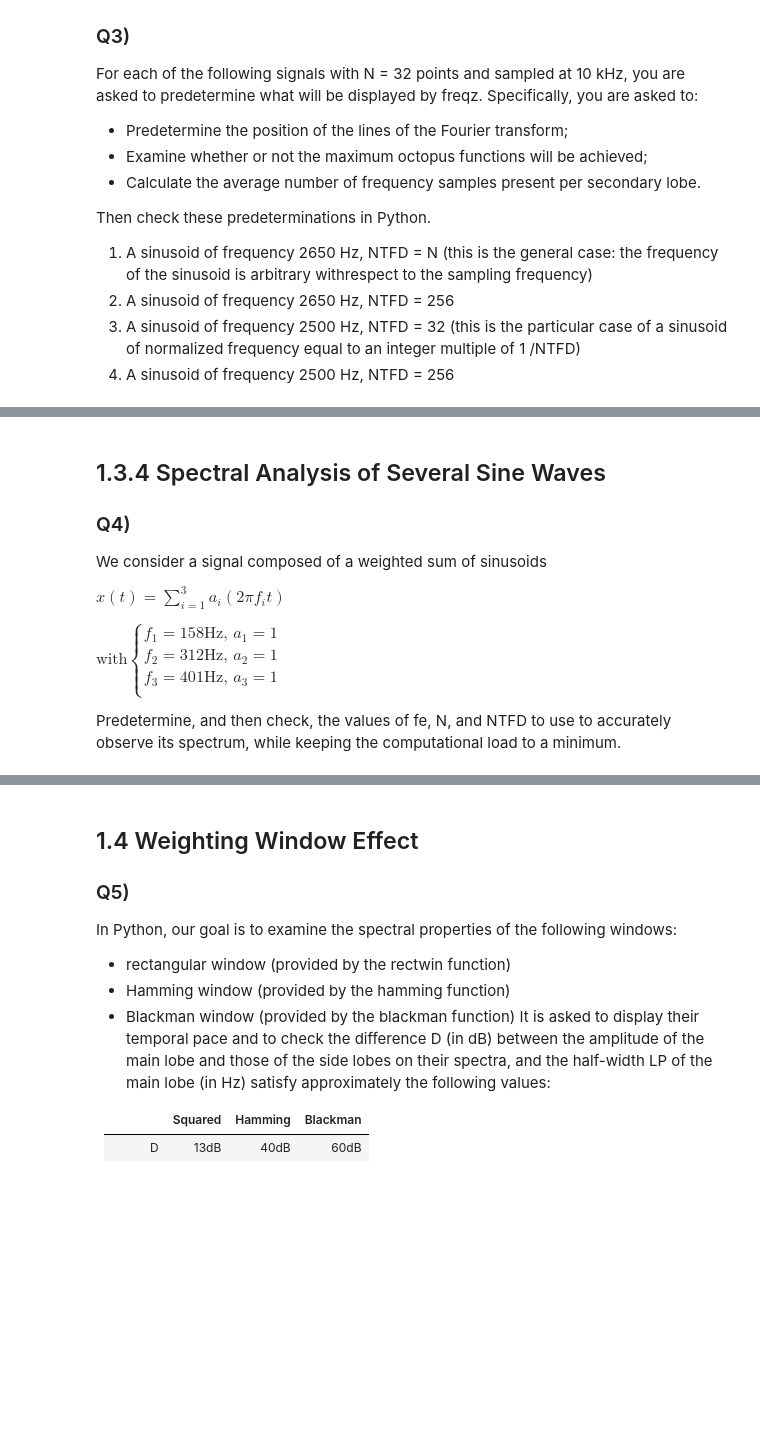
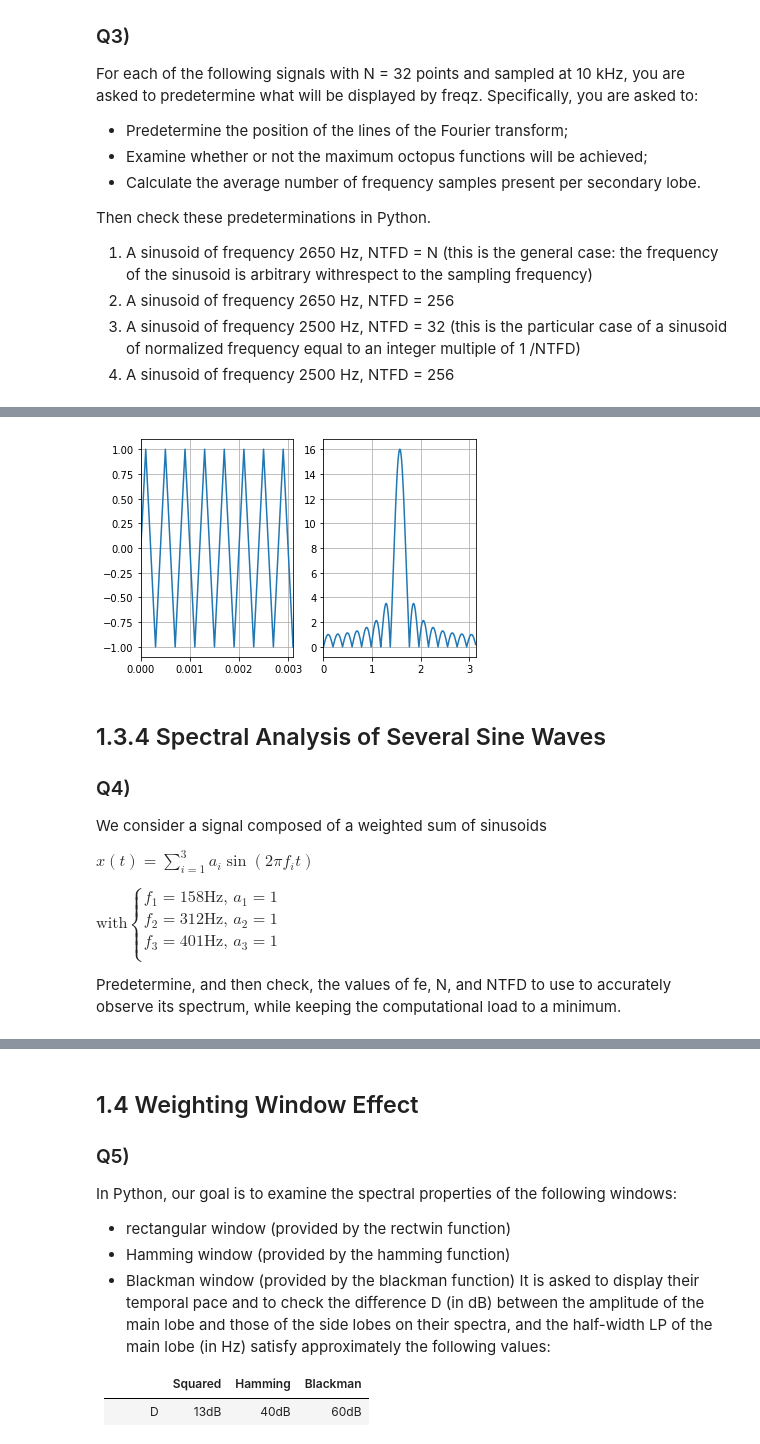
Before and after one commit to lionelGoffaux/tp_signal, a Jupyter notebook: lab2.ipynb, the cells around one changed output, grey strips where cells are left out. Cells and saved outputs as stored; diff of their text form; code cells hidden in the pictures; blank space fills up the shorter version.

```diff
--- a/lab2.ipynb
+++ b/lab2.ipynb
@@ -85,9 +127,23 @@ Then check these predeterminations in Python.
+# %%
+w, s = utils.get_sinusoid(1, 2500, 10000, 32)
+plt.subplot(1,2,1)
+plt.plot(w, s)
+plt.grid()
+plt.margins(x=0)
+
+plt.subplot(1,2,2)
+w, s = sgl.freqz(s,1, worN=256)
+plt.plot(w, abs(s))
+plt.grid()
+plt.margins(x=0)
+# %% [output]
+[figure, added]
 # %% [markdown]
 ## 1.3.4 Spectral Analysis of Several Sine Waves
 ### Q4)
 We consider a signal composed of a weighted sum of sinusoids
 
-$ x(t)=\sum_{i=1}^3a_i(2\pi f_it)$
+$ x(t)=\sum_{i=1}^3a_i\sin(2\pi f_it)$
 
 $
 \text{with}
```
Also changed, not shown: parts of 4 cells of this notebook, 1 other file.
